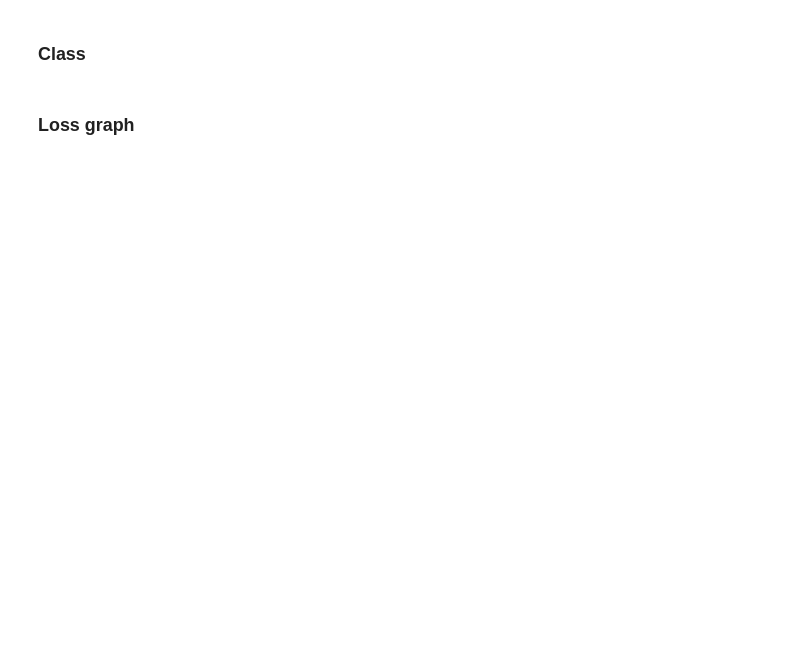
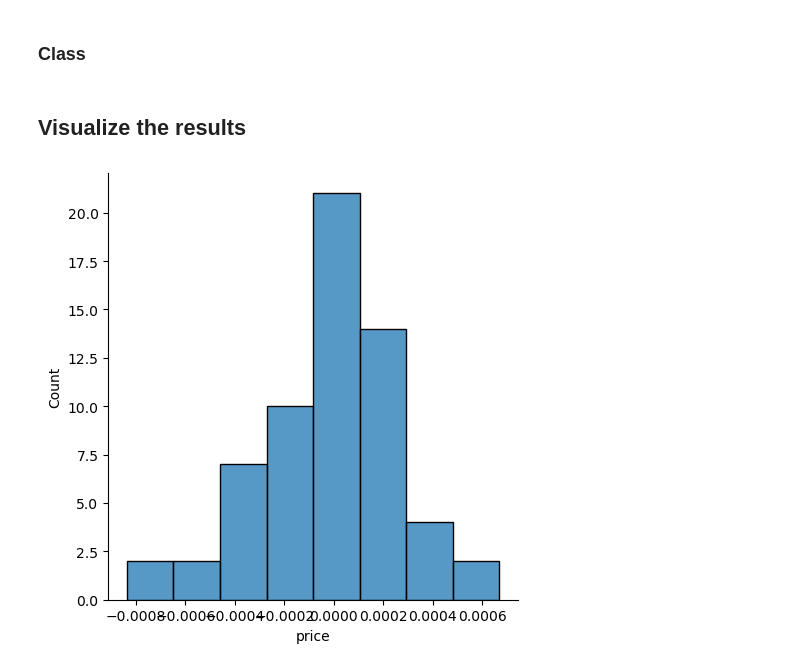
Before and after one commit to notfakearcher/yanjun, a Jupyter notebook: 01_topics/machine_learning/regression /simple regression.ipynb, the cells around one changed output. Drawn from its saved outputs; the diff is of its cells as text; code cells hidden in the pictures; blank space fills up the shorter version.

```diff
--- a/01_topics/machine_learning/regression /simple regression.ipynb
+++ b/01_topics/machine_learning/regression /simple regression.ipynb
@@ -326,10 +342,0 @@ calculate the correlation between every feature and the remaining features
-# %%
-vif = [variance_inflation_factor(exog = X, exog_idx = i) for i in range(len(X.columns))]
-VIF = pd.DataFrame({'vif':vif, 'features' :X.columns}).sort_values(by = 'vif', ascending= False).reset_index(drop = True)
-# remove vif which is largger than 5
-cond = VIF.vif <= 5.0
-v = VIF[cond]
-X = X[v.features]
-vif = [variance_inflation_factor(exog = X, exog_idx = i) for i in range(len(X.columns))]
-VIF = pd.DataFrame({'vif':vif, 'features' :X.columns}).sort_values(by = 'vif', ascending= False).reset_index(drop = True)
-VIF
@@ -358,12 +345,12 @@ X = X[VIF.features]
 # %% [markdown]
 ## Split the data into traung and test
 # %%
-X_traing, X_test, y_train, y_test = ta
+X_traing, X_test, y_train, y_test = train_test_split(X, y, test_size = 0.3)
 # %% [markdown]
 ## LinearRegression
 # %%
 # apply and fit linearregression
 model = LinearRegression()
-model.fit(X, y)
+model.fit(X_traing, y_train)
 model.coef_
 # %% [output]
@@ -374,0 +364,8 @@ model.score(X, y)
+# %%
+# predict the target
+y_predict = model.predict(X = X_test)
+
+# calculate the residual
+residual = y_test - y_predict
+residual
+# residual
@@ -411,5 +424,10 @@ class LinearRegressionGD:
 
   def intersection(self, X, y):
     return self.b_
-# %% [markdown]
-### Loss graph
+# %% [markdown]
+## Visualize the results
+# %%
+sns.displot(data = residual, kind = 'hist')
+plt.show()
+# %% [output]
+[figure, added]
```
Also changed, not shown: parts of 17 cells of this notebook.
